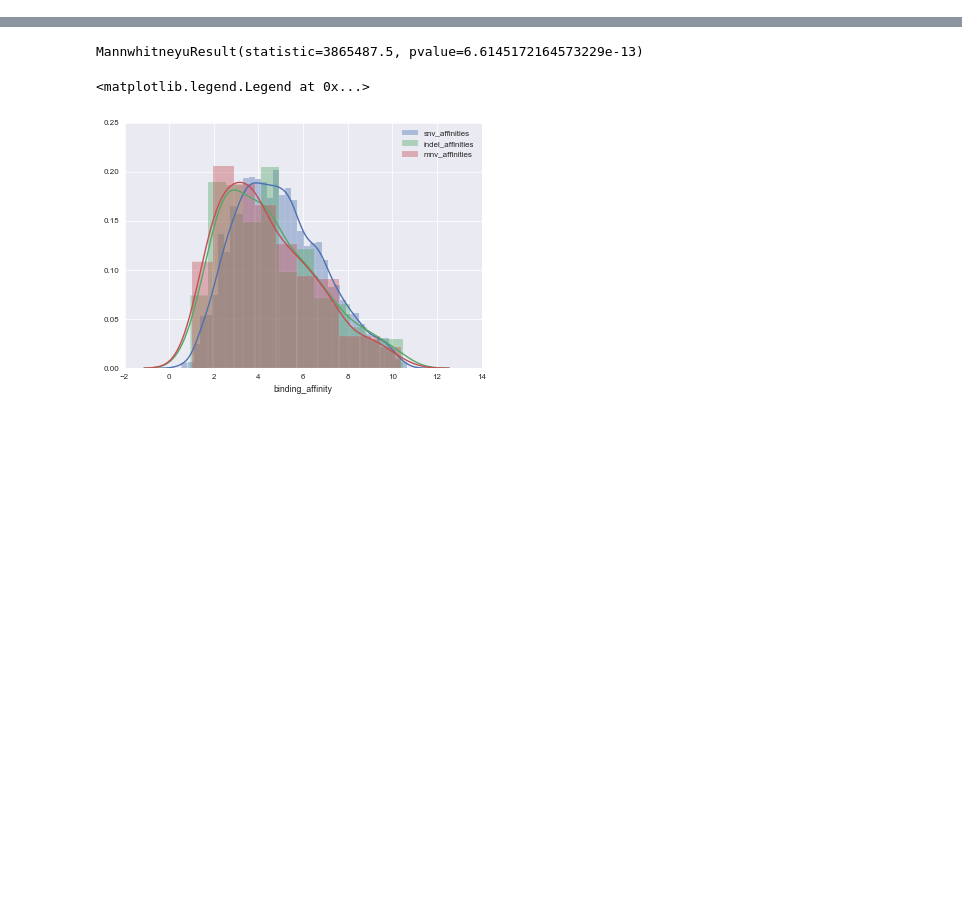
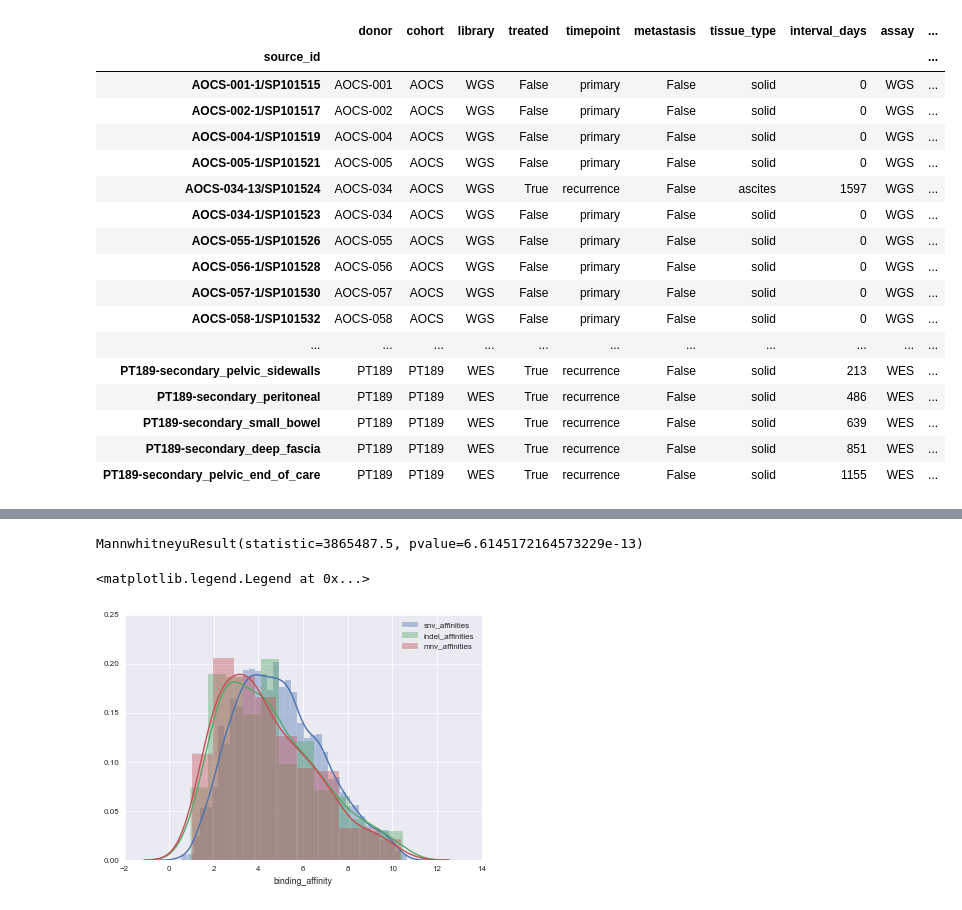
Before and after one commit to hammerlab/paper-aocs-chemo-neoantigens, a Jupyter notebook: notebooks/neoantigens.ipynb, the cells around one changed output, grey strips where cells are left out. Drawn from its saved outputs; the diff is of its cells as text; code cells hidden in the pictures; blank space fills up the shorter version.

```diff
--- a/notebooks/neoantigens.ipynb
+++ b/notebooks/neoantigens.ipynb
@@ -56,0 +19,82 @@ pyplot.savefig("../figures/fig1.pdf")
+# %%
+sources["protein changing"] = mutations.ix[
+    (
+        (mutations.called == 1) |
+        (
+            (mutations.dna_alt_reads > 10)
+        )
+    )
+    & (mutations.effect.str.startswith("p."))
+].groupby("source_id").donor.count().to_frame()["donor"]
+
+sources["neoantigens"] = mutations.ix[
+    (
+        (mutations.called == 1) |
+        (
+            (mutations.dna_alt_reads > 10)
+        )
+    )
+    & (mutations.binding_affinity < 500)
+].groupby("source_id").donor.count().to_frame()["donor"]
+
+sources["expressed neoantigens"] = mutations.ix[
+    (
+        (mutations.called == 1) |
+        (
+            (mutations.dna_alt_reads > 10)
+        )
+    )
+    & (mutations.binding_affinity < 500) & (mutations.rna_alt_reads > 2)
+].groupby("source_id").donor.count().to_frame()["donor"]
+
+sources["mutations"] = mutations.ix[
+    (
+        (mutations.called == 1) |
+        (
+            (mutations.dna_alt_reads > 10)
+        )
+    )
+].groupby("source_id").donor.count().to_frame()["donor"]
+
+sources["indel"] = mutations.ix[
+    (
+        (mutations.called == 10) |
+        (
+            (mutations.dna_alt_reads > 5)
+        )
+    ) & mutations.indel
+].groupby("source_id").donor.count().to_frame()["donor"]
+sources.indel = sources.indel.fillna(0)
+
+sources["interesting mutations"] = mutations.ix[
+    (
+        (mutations.called == 1) |
+        (
+            (mutations.dna_alt_reads > 10)
+        )
+    )
+].groupby("source_id").interesting.mean().to_frame()["interesting"] * 100.0
+
+sources["group"] = sources.cohort + " " + sources.tissue_type
+sources["treatment"] = sources.treated.map({True: "chemo treated", False: "treatment naive"})
+
+sources
+# %% [output]
+|  | donor | cohort | library | treated | timepoint | metastasis | tissue_type | interval_days | assay | ... |
+| source_id |  |  |  |  |  |  |  |  |  | ... |
+| AOCS-001-1/SP101515 | AOCS-001 | AOCS | WGS | False | primary | False | solid | 0 | WGS | ... |
+| AOCS-002-1/SP101517 | AOCS-002 | AOCS | WGS | False | primary | False | solid | 0 | WGS | ... |
+| AOCS-004-1/SP101519 | AOCS-004 | AOCS | WGS | False | primary | False | solid | 0 | WGS | ... |
+| AOCS-005-1/SP101521 | AOCS-005 | AOCS | WGS | False | primary | False | solid | 0 | WGS | ... |
+| AOCS-034-13/SP101524 | AOCS-034 | AOCS | WGS | True | recurrence | False | ascites | 1597 | WGS | ... |
+| AOCS-034-1/SP101523 | AOCS-034 | AOCS | WGS | False | primary | False | solid | 0 | WGS | ... |
+| AOCS-055-1/SP101526 | AOCS-055 | AOCS | WGS | False | primary | False | solid | 0 | WGS | ... |
+| AOCS-056-1/SP101528 | AOCS-056 | AOCS | WGS | False | primary | False | solid | 0 | WGS | ... |
+| AOCS-057-1/SP101530 | AOCS-057 | AOCS | WGS | False | primary | False | solid | 0 | WGS | ... |
+| AOCS-058-1/SP101532 | AOCS-058 | AOCS | WGS | False | primary | False | solid | 0 | WGS | ... |
+| ... | ... | ... | ... | ... | ... | ... | ... | ... | ... | ... |
+| PT189-secondary_pelvic_sidewalls | PT189 | PT189 | WES | True | recurrence | False | solid | 213 | WES | ... |
+| PT189-secondary_peritoneal | PT189 | PT189 | WES | True | recurrence | False | solid | 486 | WES | ... |
+| PT189-secondary_small_bowel | PT189 | PT189 | WES | True | recurrence | False | solid | 639 | WES | ... |
+| PT189-secondary_deep_fascia | PT189 | PT189 | WES | True | recurrence | False | solid | 851 | WES | ... |
+| PT189-secondary_pelvic_end_of_care | PT189 | PT189 | WES | True | recurrence | False | solid | 1155 | WES | ... |
```
Also changed, not shown: parts of 12 cells of this notebook, 2 other files.
